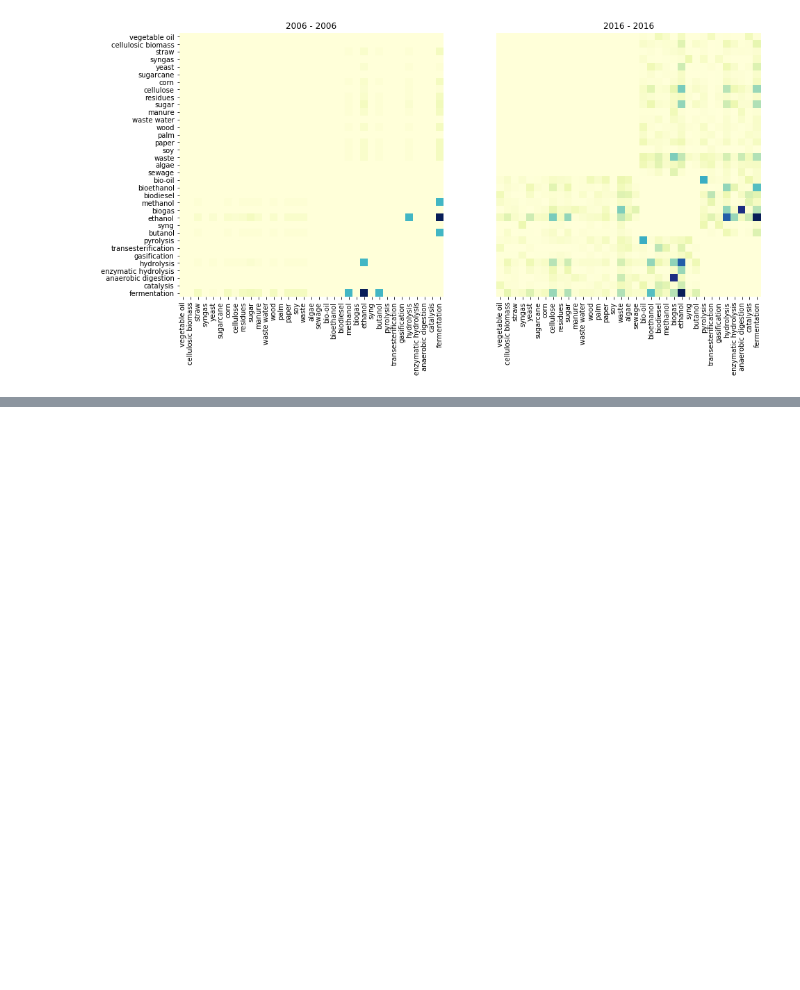
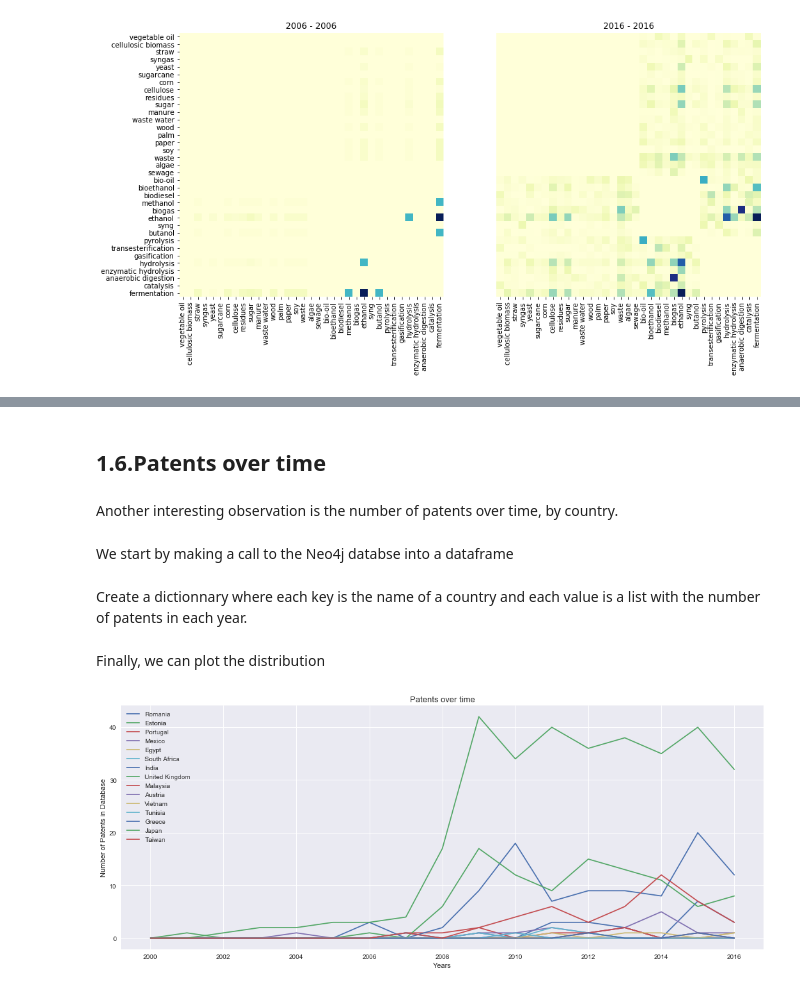
Before and after one commit to duarteocarmo/technological_capabilities, a Jupyter notebook: notebooks/Exploring.ipynb, the cells around one changed output, grey strips where cells are left out. Drawn from its saved outputs; the diff is of its cells as text; code cells hidden in the pictures; blank space fills up the shorter version.

```diff
--- a/notebooks/Exploring.ipynb
+++ b/notebooks/Exploring.ipynb
@@ -320,0 +394,6 @@ plt.show()
+# %% [markdown]
+## 1.6.Patents over time
+# %% [markdown]
+Another interesting observation is the number of patents over time, by country.
+# %% [markdown]
+We start by making a call to the Neo4j databse into a dataframe
@@ -320,0 +412,42 @@ plt.show()
+# %% [markdown]
+Create a dictionnary where each key is the name of a country and each value is a list with the number of patents in each year.
+# %%
+patent_dict = {}
+
+for country in countries:
+    per_year = []
+    for year in years:
+        found = 0
+        for i in range(patent_data.shape[0]):
+            if patent_data[i, :][1] == country and int(patent_data[i, :][2]) == year:
+                per_year.append(int(patent_data[i, :][0]))
+                found = 1
+        if found == 0:
+            per_year.append(0)
+    patent_dict[country] = per_year
+# %% [markdown]
+Finally, we can plot the distribution
+# %%
+# variables to handle.
+countries_excluded = ['Null']
+number_of_countries = 16
+years_to_plot = 17
+fig_width = 18
+fig_height = 7
+
+# plot
+fig=plt.figure(figsize=(fig_width, fig_height))
+plt.style.use('seaborn')
+plt.title('Patents over time', fontsize=13)
+plt.xlabel('Years')
+plt.ylabel('Number of Patents in Database')
+for country in patent_dict.keys()[-number_of_countries:]:
+    if country in countries_excluded:
+        continue
+    else:
+        plt.plot(years[-years_to_plot:], patent_dict[country][-years_to_plot:], label=country)
+
+plt.legend()
+plt.show()
+# %% [output]
+[figure, added]
```
Also changed, not shown: parts of 12 cells of this notebook.
